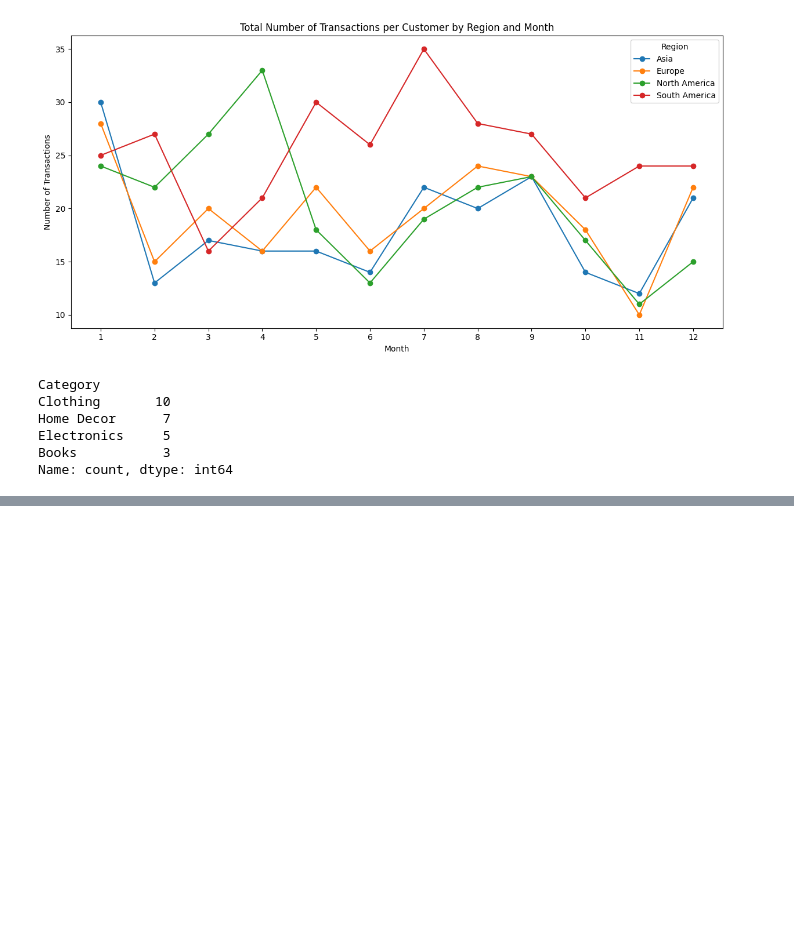
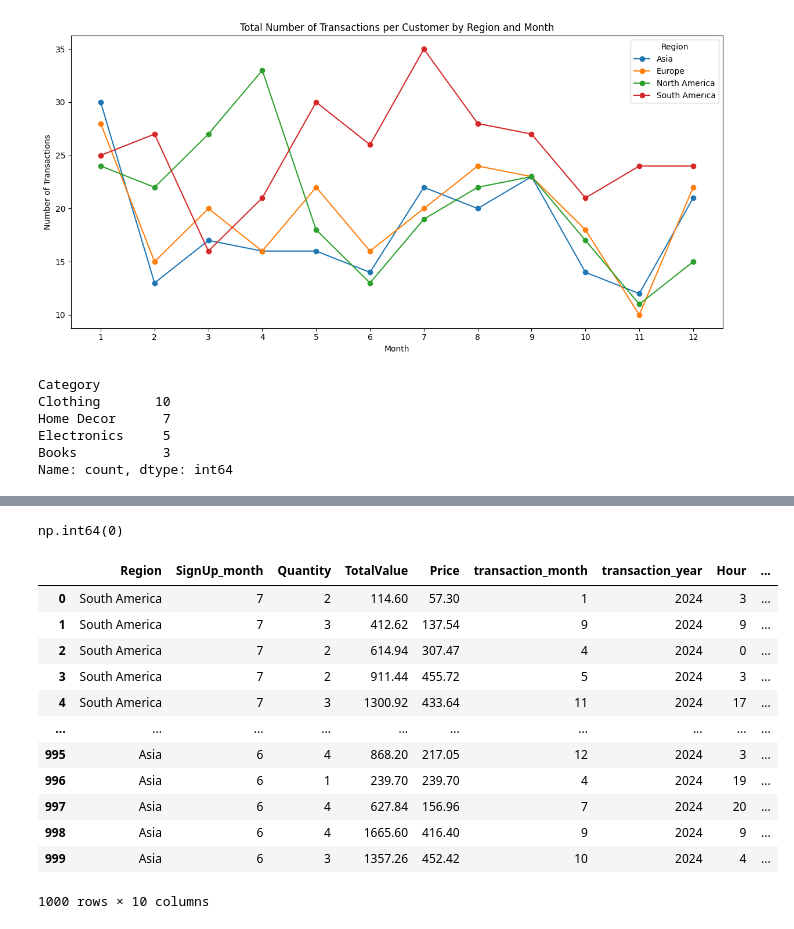
Before and after one commit to Guru20154/eCommerce-Transactions-Dataset-Analysis, a Jupyter notebook: Gurkanwal_Singh_EDA.ipynb, the cells around one changed output, grey strips where cells are left out. Drawn from its saved outputs; the diff is of its cells as text; code cells hidden in the pictures; blank space fills up the shorter version.

```diff
--- a/Gurkanwal_Singh_EDA.ipynb
+++ b/Gurkanwal_Singh_EDA.ipynb
@@ -463,0 +560,4 @@ final_csv
+# %%
+final_csv.duplicated().sum()
+# %% [output]
+np.int64(0)
@@ -463,0 +566,16 @@ final_csv
+# %%
+df
+# %% [output]
+|  | Region | SignUp_month | Quantity | TotalValue | Price | transaction_month | transaction_year | Hour | ... |
+| 0 | South America | 7 | 2 | 114.60 | 57.30 | 1 | 2024 | 3 | ... |
+| 1 | South America | 7 | 3 | 412.62 | 137.54 | 9 | 2024 | 9 | ... |
+| 2 | South America | 7 | 2 | 614.94 | 307.47 | 4 | 2024 | 0 | ... |
+| 3 | South America | 7 | 2 | 911.44 | 455.72 | 5 | 2024 | 3 | ... |
+| 4 | South America | 7 | 3 | 1300.92 | 433.64 | 11 | 2024 | 17 | ... |
+| ... | ... | ... | ... | ... | ... | ... | ... | ... | ... |
+| 995 | Asia | 6 | 4 | 868.20 | 217.05 | 12 | 2024 | 3 | ... |
+| 996 | Asia | 6 | 1 | 239.70 | 239.70 | 4 | 2024 | 19 | ... |
+| 997 | Asia | 6 | 4 | 627.84 | 156.96 | 7 | 2024 | 20 | ... |
+| 998 | Asia | 6 | 4 | 1665.60 | 416.40 | 9 | 2024 | 9 | ... |
+| 999 | Asia | 6 | 3 | 1357.26 | 452.42 | 10 | 2024 | 4 | ... |
+1000 rows × 10 columns
```
Also changed, not shown: parts of 18 cells of this notebook.
